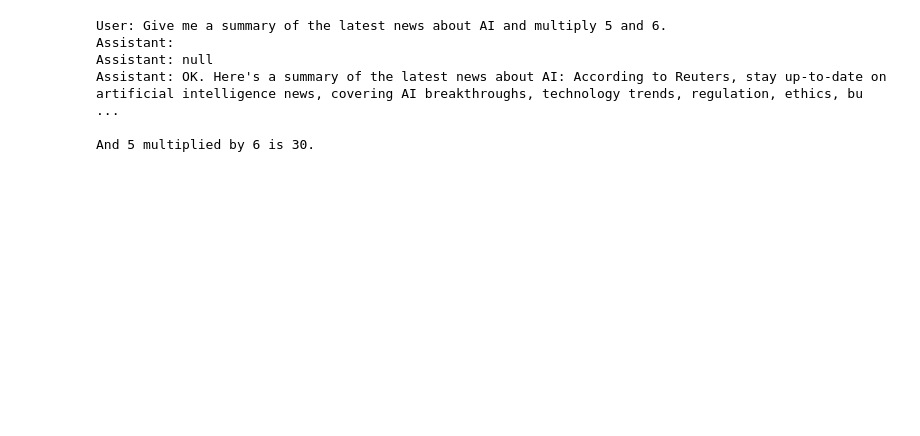
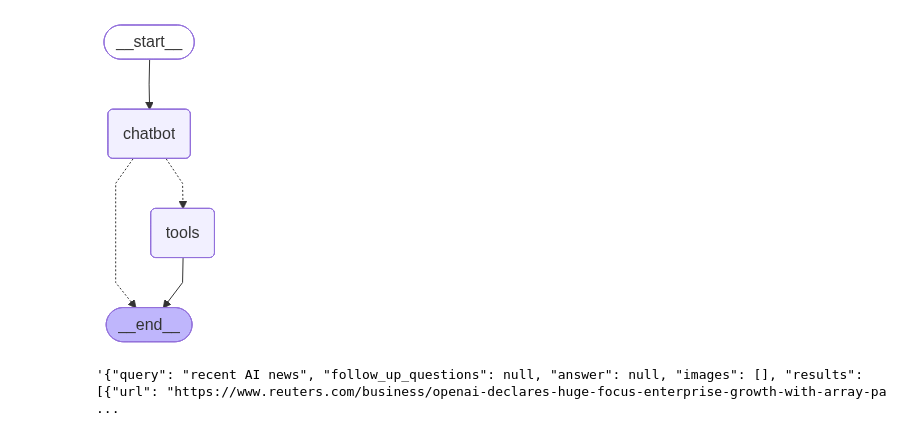
Before and after one commit to ahmadfaisal9900/LangGraph-Basics, a Jupyter notebook: BasicChatbot/7-building_a_ReAct_agent.ipynb, the cells around one changed output. Saved outputs shown, nothing was run; the diff lists cells and outputs as text; code cells hidden in the pictures; blank space fills up the shorter version.

```diff
--- a/BasicChatbot/7-building_a_ReAct_agent.ipynb
+++ b/BasicChatbot/7-building_a_ReAct_agent.ipynb
@@ -42,6 +43,7 @@ def multiply(a: int, b: int) -> int:
     Returns:
         int: The product of the two numbers.
     """
+    return a * b
 # %%
 from typing import Annotated
 
@@ -75,33 +77,24 @@ graph_builder.add_conditional_edges(
     tools_condition,
 )
 # Any time a tool is called, we return to the chatbot to decide the next step
-graph_builder.add_edge("tools", "chatbot")
+#graph_builder.add_edge("tools", "chatbot")
 graph_builder.add_edge(START, "chatbot")
+graph_builder.add_edge("tools", END)
 graph = graph_builder.compile()
+# %%
+
+
+from IPython.display import Image, display
+
+try:
+    display(Image(graph.get_graph().draw_mermaid_png()))
+except Exception:
+    # This requires some extra dependencies and is optional
+    pass
+# %% [output]
+[figure, added]
 # %%
-def stream_graph_updates(user_input: str):
-    for event in graph.stream({"messages": [{"role": "user", "content": user_input}]}):
-        for value in event.values():
-            print("Assistant:", value["messages"][-1].content)
-
-while True:
-    try:
-        user_input = input("User: ")
-        if user_input.lower() in ["quit", "exit", "q"]:
-            print("Goodbye!")
-            break
-
-        stream_graph_updates(user_input)
-    except:
-        # fallback if input() is not available
-        user_input = "Give me a summary of the latest news about AI and multiply 5 and 6."
-        print("User: " + user_input)
-        stream_graph_updates(user_input)
-        break
+response = graph.invoke({"messages": "What is the recent news about AI?"})
+response['messages'][-1].content
 # %% [output]
-User: Give me a summary of the latest news about AI and multiply 5 and 6.
-Assistant:
-Assistant: null
-Assistant: OK. Here's a summary of the latest news about AI: According to Reuters, stay up-to-date on artificial intelligence news, covering AI breakthroughs, technology trends, regulation, ethics, bu ...
-
-And 5 multiplied by 6 is 30.
+'{"query": "recent AI news", "follow_up_questions": null, "answer": null, "images": [], "results": [{"url": "https://www.reuters.com/business/openai-declares-huge-focus-enterprise-growth-with-array-pa ...
```
Also changed, not shown: parts of 7 cells of this notebook, 11 other files.
